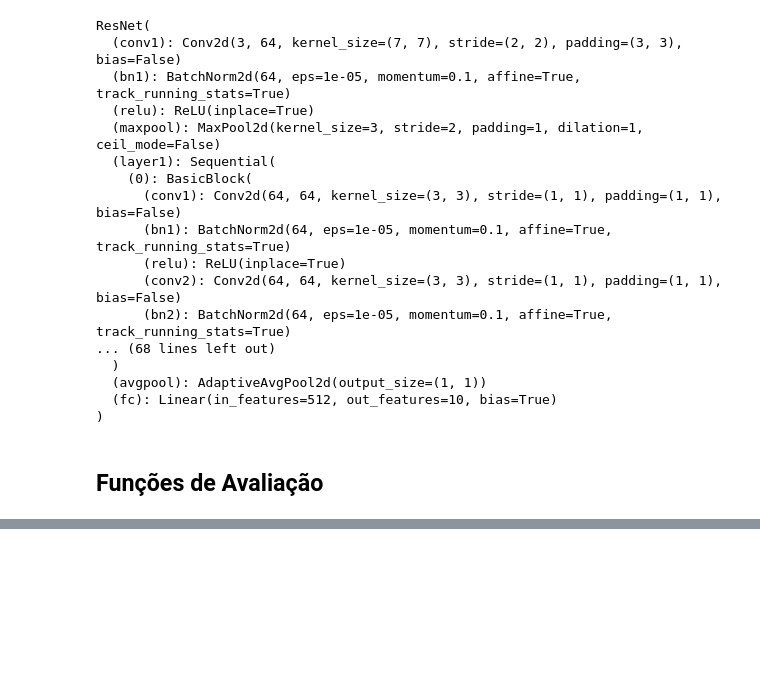
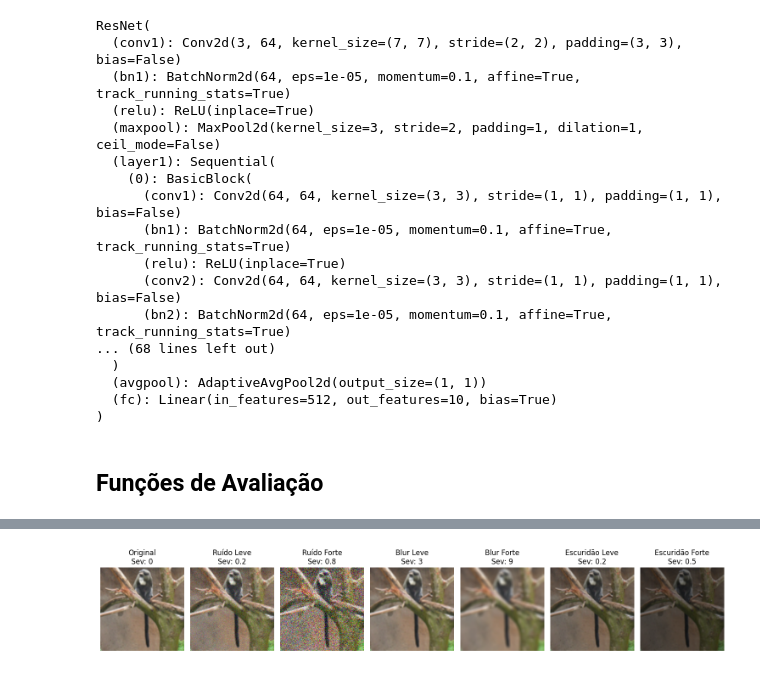
Before and after one commit to JVMergulho/resnet_robustness_analysis, a Jupyter notebook: robustness_analysis.ipynb, the cells around one changed output, grey strips where cells are left out. Drawn from its saved outputs; the diff is of its cells as text; code cells hidden in the pictures; blank space fills up the shorter version.

```diff
--- a/robustness_analysis.ipynb
+++ b/robustness_analysis.ipynb
@@ -113,0 +387,44 @@ KeyboardInterrupt:
+# %%
+def visualize_corruptions(loader, stats, tests, img_idx=0):
+    dataiter = iter(loader)
+    images, labels = next(dataiter)
+    img = images[img_idx].to(device) # Pega a primeira imagem
+
+    plt.figure(figsize=(15, 4))
+    mean, std = stats
+
+    for i, (name, func, sev) in enumerate(tests):
+        # Aplica corrupção (se houver função)
+        corrupted = func(img.unsqueeze(0), sev) if func else img.unsqueeze(0)
+        corrupted = corrupted.squeeze(0).cpu()
+
+        # Desnormaliza para plotar bonito
+        img_show = corrupted.clone()
+        for t, m, s in zip(img_show, mean, std):
+            t.mul_(s).add_(m)
+
+        np_img = img_show.numpy().transpose((1, 2, 0))
+        np_img = np.clip(np_img, 0, 1) # Garante intervalo válido
+
+        plt.subplot(1, len(tests), i+1)
+        plt.imshow(np_img)
+        plt.title(f"{name}\nSev: {sev}")
+        plt.axis('off')
+
+    plt.tight_layout()
+    plt.show()
+# %%
+# Lista de testes para visualizar
+tests = [
+    ("Original", None, 0),
+    ("Ruído Leve", apply_gaussian_noise, 0.2),
+    ("Ruído Forte", apply_gaussian_noise, 0.8),
+    ("Blur Leve", apply_blur, 3),
+    ("Blur Forte", apply_blur, 9),
+    ("Escuridão Leve", apply_darkness, 0.2),
+    ("Escuridão Forte", apply_darkness, 0.5),
+]
+
+visualize_corruptions(loader_pt_test, stats_stl10, tests, img_idx=1)
+# %% [output]
+[figure, added]
```
Also changed, not shown: parts of 32 cells of this notebook, 9 other files.
